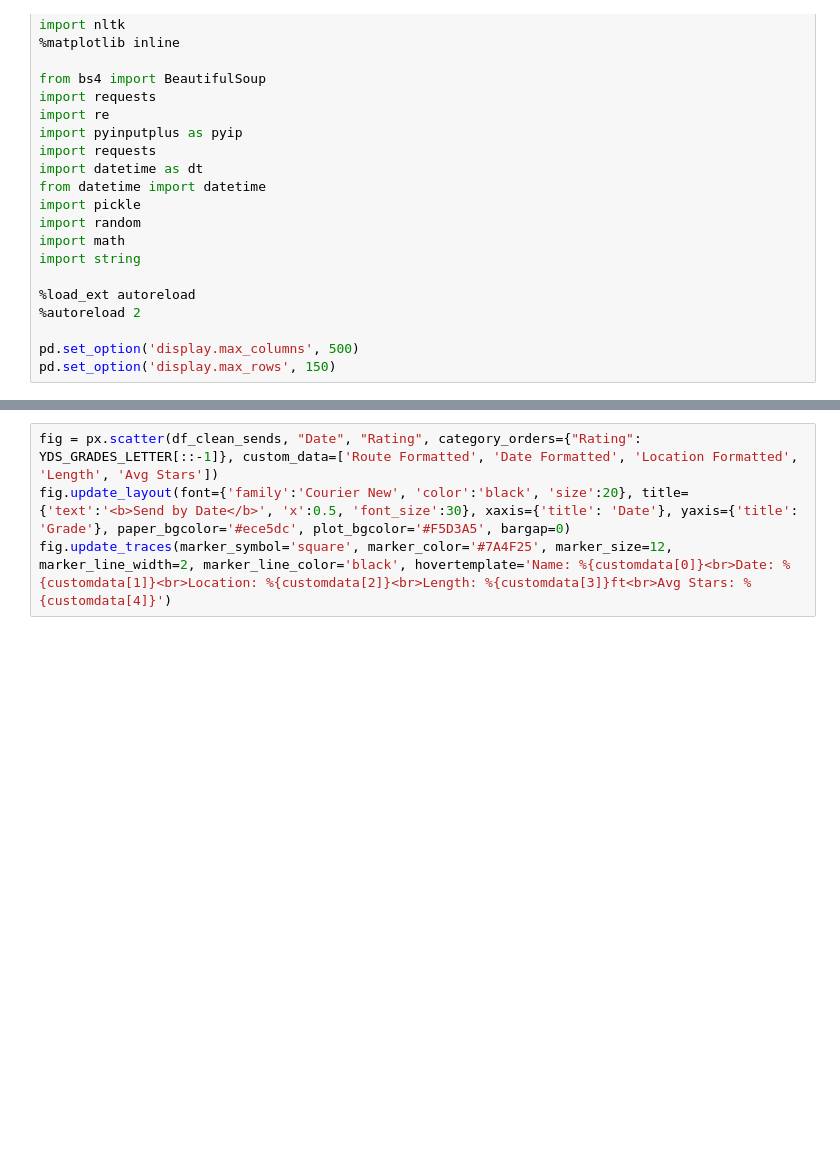
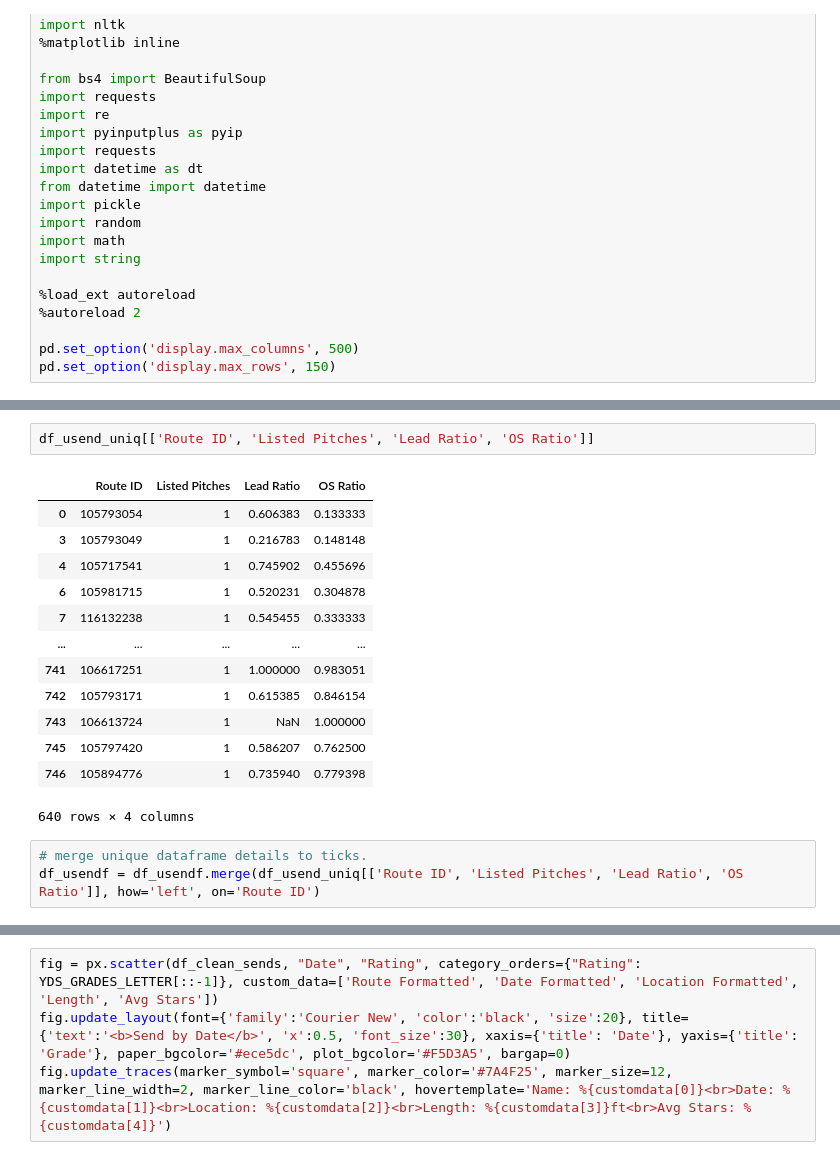
Before and after one commit to Brayden-L/Giza, a Jupyter notebook: Giza/Initial.ipynb, the cells around one changed output, grey strips where cells are left out. Saved outputs shown, nothing was run; the diff lists cells and outputs as text; blank space fills up the shorter version.

```diff
--- a/Giza/Initial.ipynb
+++ b/Giza/Initial.ipynb
@@ -385,0 +474,19 @@ fig
+# %%
+df_usend_uniq[['Route ID', 'Listed Pitches', 'Lead Ratio', 'OS Ratio']]
+# %% [output]
+|  | Route ID | Listed Pitches | Lead Ratio | OS Ratio |
+| 0 | 105793054 | 1 | 0.606383 | 0.133333 |
+| 3 | 105793049 | 1 | 0.216783 | 0.148148 |
+| 4 | 105717541 | 1 | 0.745902 | 0.455696 |
+| 6 | 105981715 | 1 | 0.520231 | 0.304878 |
+| 7 | 116132238 | 1 | 0.545455 | 0.333333 |
+| ... | ... | ... | ... | ... |
+| 741 | 106617251 | 1 | 1.000000 | 0.983051 |
+| 742 | 105793171 | 1 | 0.615385 | 0.846154 |
+| 743 | 106613724 | 1 | NaN | 1.000000 |
+| 745 | 105797420 | 1 | 0.586207 | 0.762500 |
+| 746 | 105894776 | 1 | 0.735940 | 0.779398 |
+640 rows × 4 columns
+# %%
+# merge unique dataframe details to ticks.
+df_usendf = df_usendf.merge(df_usend_uniq[['Route ID', 'Listed Pitches', 'Lead Ratio', 'OS Ratio']], how='left', on='Route ID')
```
Also changed, not shown: parts of 39 cells of this notebook.
